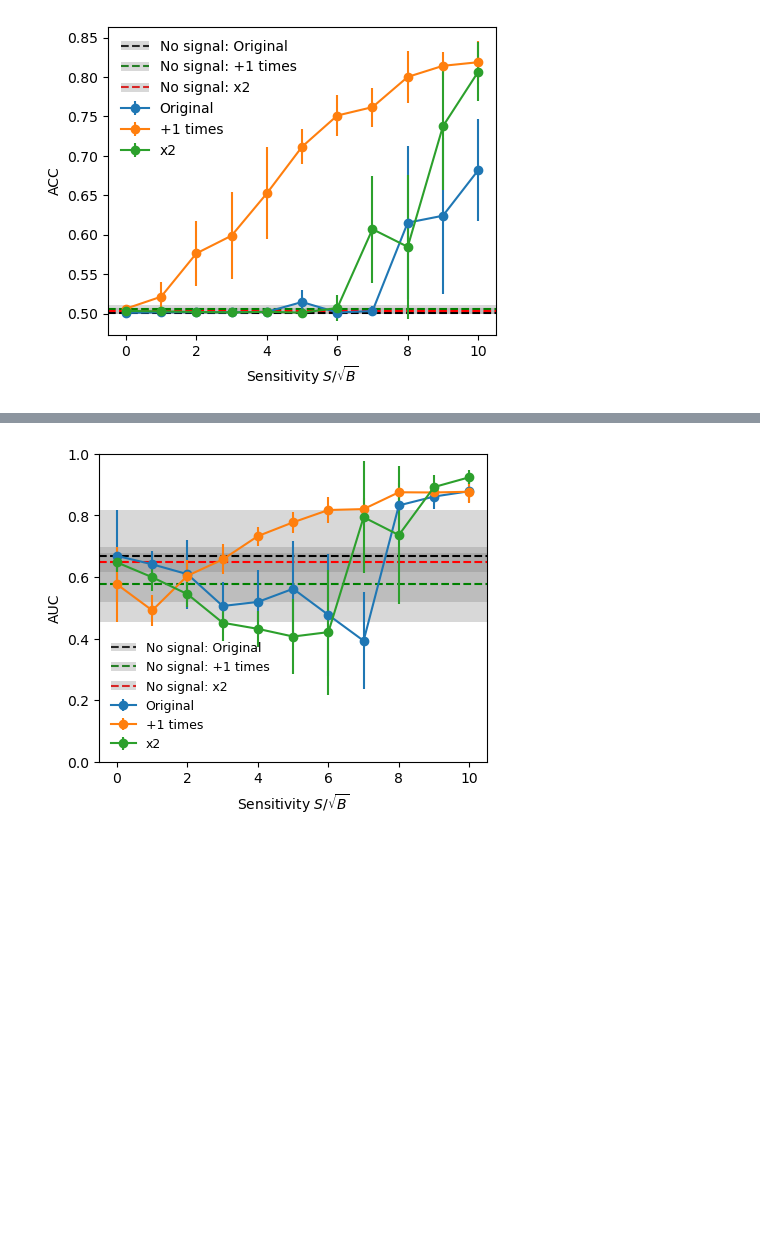
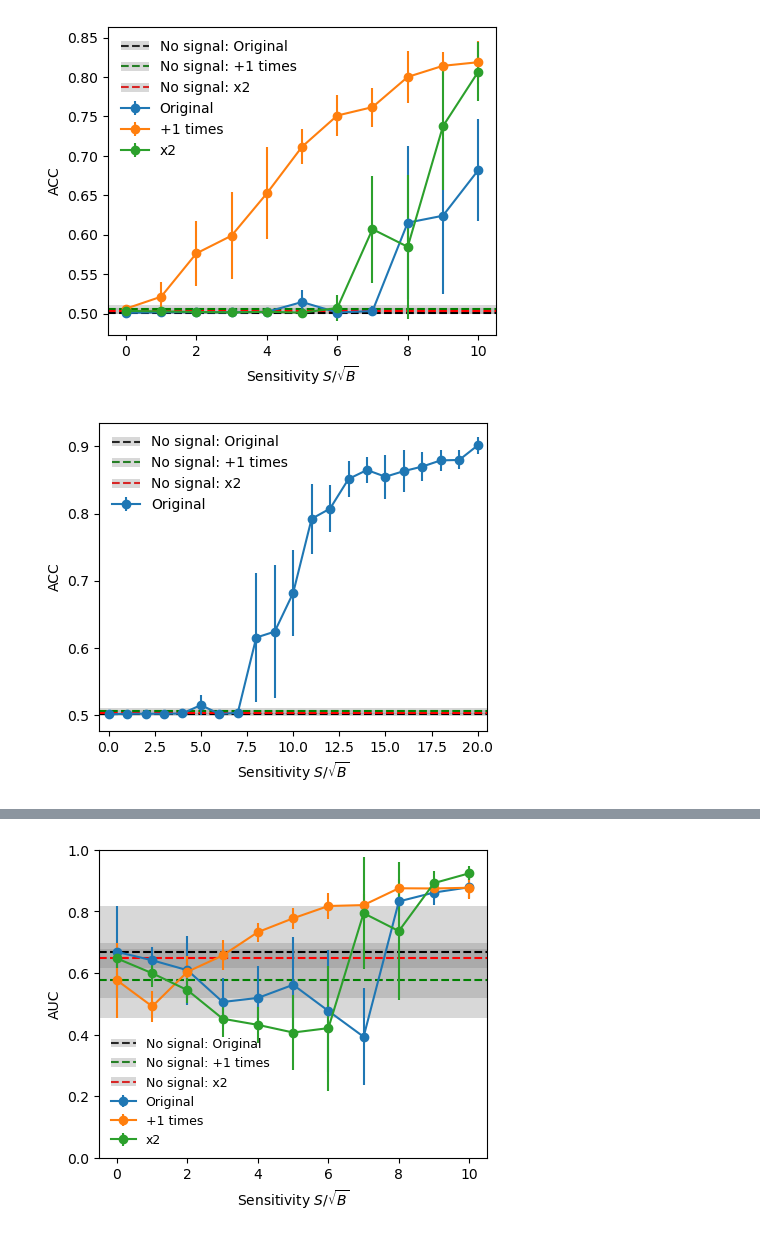
Before and after one commit to r10222035/data_augmentation, a Jupyter notebook: CNN/read_CNN_results.ipynb, the cells around one changed output, grey strips where cells are left out. Saved outputs shown, nothing was run; the diff lists cells and outputs as text; code cells hidden in the pictures; blank space fills up the shorter version.

```diff
--- a/CNN/read_CNN_results.ipynb
+++ b/CNN/read_CNN_results.ipynb
@@ -277,3 +279,46 @@ ax.legend(handles, labels, frameon=False, loc='upper left')
 plt.show()
 # %% [output]
 [figure]
+# %%
+ACC, std = [], []
+
+sensitivities = range(21)
+
+for sensitivity in sensitivities:
+
+    sample_type = f'Sensitivity: {sensitivity:.1f}'
+    model_name = f'SB_{sensitivity:.1f}_new'
+    mu, sigma = get_acc_mu_std(df, sample_type, model_name)
+
+    ACC.append(mu)
+    std.append(sigma)
+# %%
+fig, ax = plt.subplots(1,1, figsize=(5,4))
+# plot no signal sample ACC with error bar
+ax.axhline(y=ACC[0], color='k', linestyle='--', label='No signal sample')
+ax.axhspan(ACC[0] - std[0], ACC[0] + std[0], facecolor='gray', alpha=0.3, label='Shaded Band')
+
+ax.axhline(y=ACC_aug_1[0], color='g', linestyle='--', label='No signal: +1 times')
+ax.axhspan(ACC_aug_1[0] - std_aug_1[0], ACC_aug_1[0] + std_aug_1[0], facecolor='gray', alpha=0.3, label='Shaded Band')
+
+ax.axhline(y=ACC_x2[0], color='r', linestyle='--', label='No signal: x2')
+ax.axhspan(ACC_x2[0] - std_x2[0], ACC_x2[0] + std_x2[0], facecolor='gray', alpha=0.3, label='Shaded Band')
+
+ax.errorbar(sensitivities, ACC, yerr=std, marker='o', label='Original')
+# ax.errorbar(sensitivities, ACC_aug_1, yerr=std_aug_1, marker='o', label='+1 times')
+# ax.errorbar(sensitivities, ACC_x2, yerr=std_x2, marker='o', label='x2')
+
+ax.set_xlabel('Sensitivity $S / \sqrt{B}$')
+ax.set_ylabel('ACC')
+
+ax.set_xlim(-.5, 20.5)
+
+handles, labels = ax.get_legend_handles_labels()
+handles = [(handles[0],handles[1]), (handles[2],handles[3]), (handles[4],handles[5]), *handles[6:],]
+labels = ['No signal: Original', 'No signal: +1 times', 'No signal: x2', *labels[6:]]
+ax.legend(handles, labels, frameon=False, loc='upper left')
+
+# plt.savefig('../figures/HVmodel_CWoLa_CNN_aug_1_x2.pdf', dpi=300, facecolor='White', bbox_inches='tight')
+plt.show()
+# %% [output]
+[figure, added]
```
Also changed, not shown: parts of 8 cells of this notebook, 2 other files.
